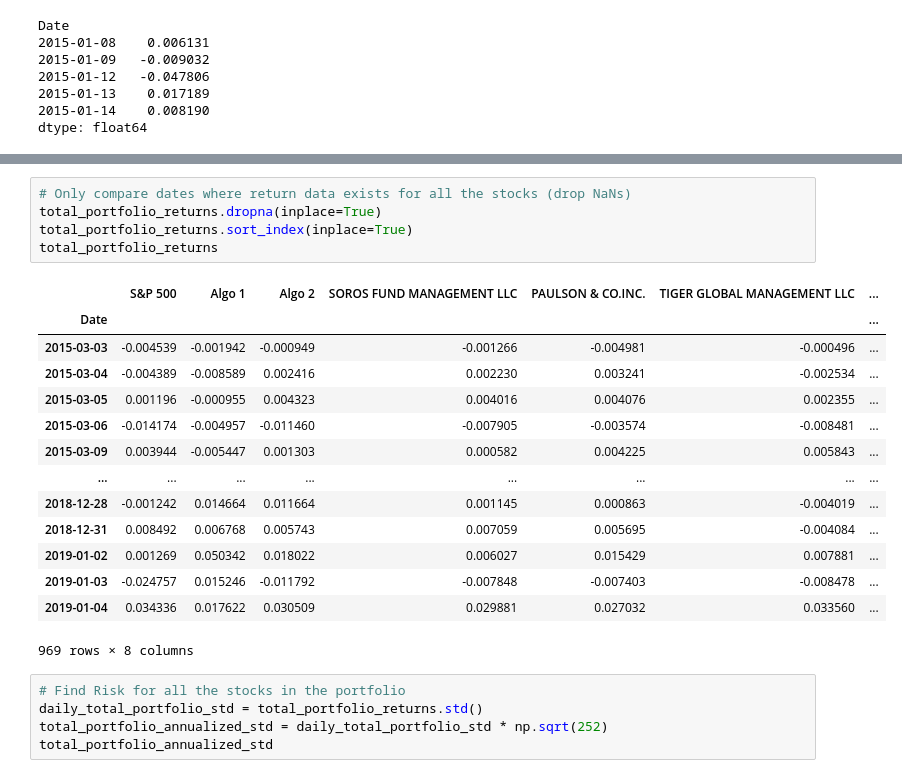
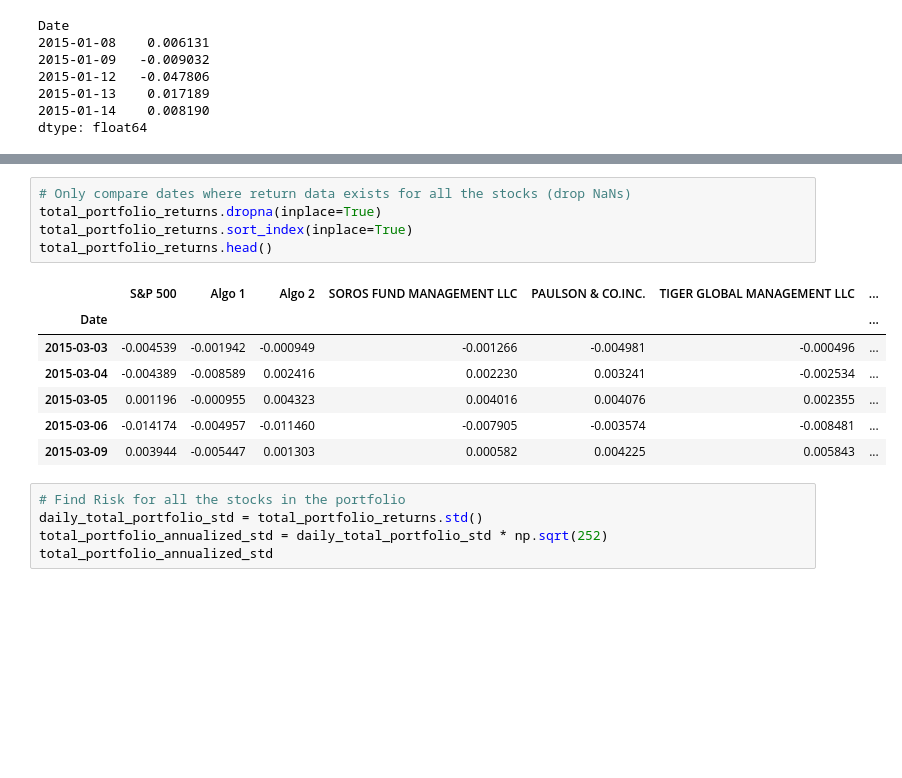
Before and after one commit to gerdonr/Financial-Returns-Analysis, a Jupyter notebook: homework file.ipynb, the cells around one changed output, grey strips where cells are left out. Cells and saved outputs as stored; diff of their text form; blank space fills up the shorter version.

```diff
--- a/homework file.ipynb
+++ b/homework file.ipynb
@@ -392,23 +369,16 @@ total_portfolio_returns
 # %%
 # Only compare dates where return data exists for all the stocks (drop NaNs)
 total_portfolio_returns.dropna(inplace=True)
 total_portfolio_returns.sort_index(inplace=True)
-total_portfolio_returns
+total_portfolio_returns.head()
 # %% [output]
 |  | S&P 500 | Algo 1 | Algo 2 | SOROS FUND MANAGEMENT LLC | PAULSON & CO.INC. | TIGER GLOBAL MANAGEMENT LLC | ... |
 | Date |  |  |  |  |  |  | ... |
 | 2015-03-03 | -0.004539 | -0.001942 | -0.000949 | -0.001266 | -0.004981 | -0.000496 | ... |
 | 2015-03-04 | -0.004389 | -0.008589 | 0.002416 | 0.002230 | 0.003241 | -0.002534 | ... |
 | 2015-03-05 | 0.001196 | -0.000955 | 0.004323 | 0.004016 | 0.004076 | 0.002355 | ... |
 | 2015-03-06 | -0.014174 | -0.004957 | -0.011460 | -0.007905 | -0.003574 | -0.008481 | ... |
 | 2015-03-09 | 0.003944 | -0.005447 | 0.001303 | 0.000582 | 0.004225 | 0.005843 | ... |
-| ... | ... | ... | ... | ... | ... | ... | ... |
-| 2018-12-28 | -0.001242 | 0.014664 | 0.011664 | 0.001145 | 0.000863 | -0.004019 | ... |
-| 2018-12-31 | 0.008492 | 0.006768 | 0.005743 | 0.007059 | 0.005695 | -0.004084 | ... |
-| 2019-01-02 | 0.001269 | 0.050342 | 0.018022 | 0.006027 | 0.015429 | 0.007881 | ... |
-| 2019-01-03 | -0.024757 | 0.015246 | -0.011792 | -0.007848 | -0.007403 | -0.008478 | ... |
-| 2019-01-04 | 0.034336 | 0.017622 | 0.030509 | 0.029881 | 0.027032 | 0.033560 | ... |
-969 rows × 8 columns
 # %%
 # Find Risk for all the stocks in the portfolio
 daily_total_portfolio_std = total_portfolio_returns.std()
```
Also changed, not shown: parts of 4 cells of this notebook.
